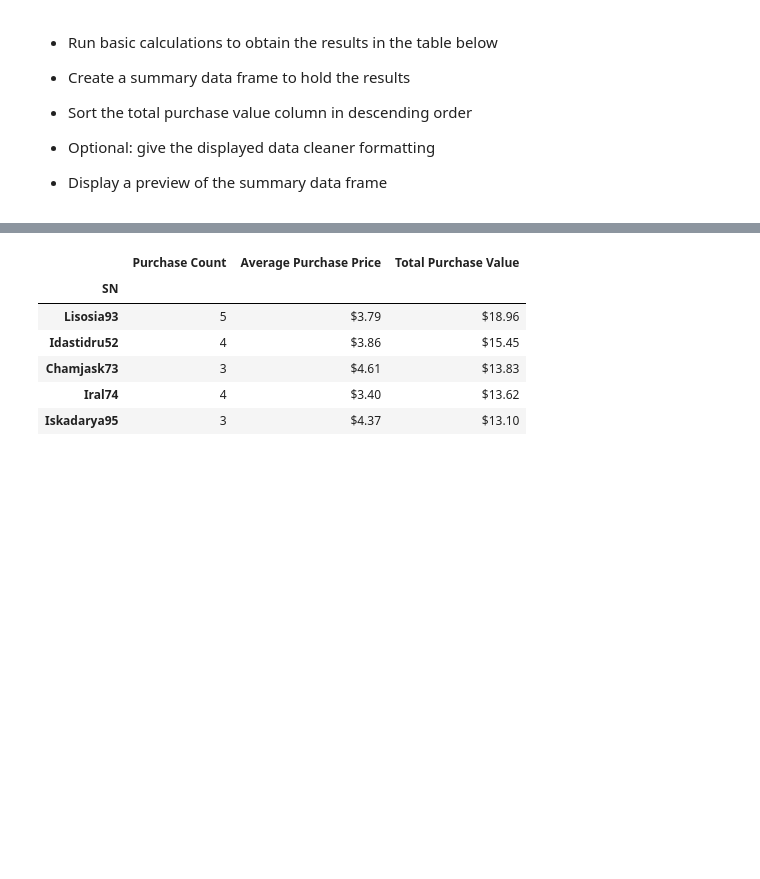
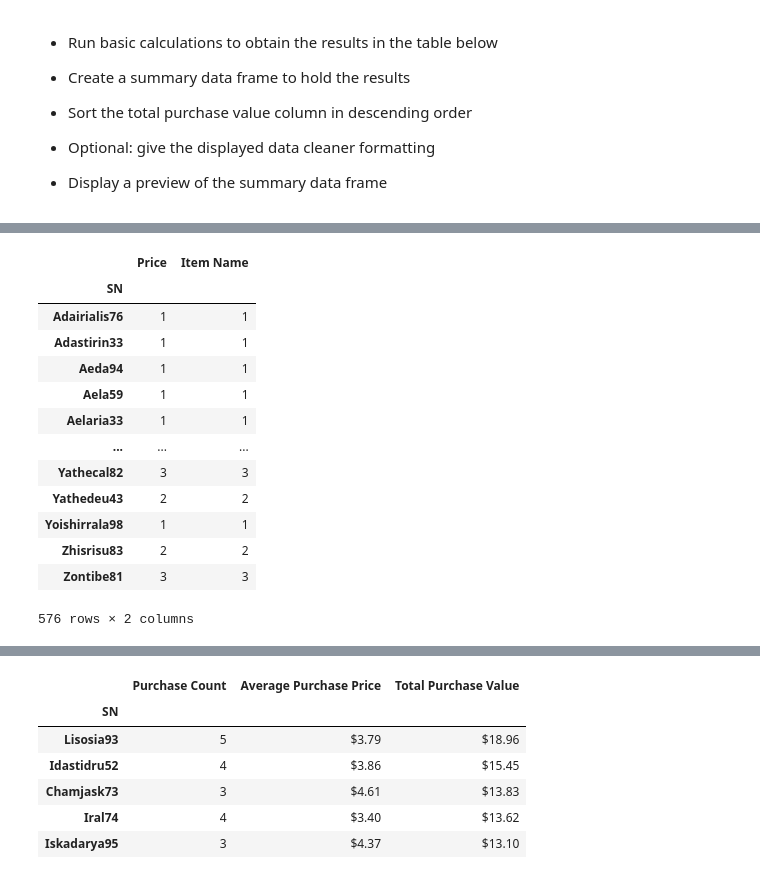
Before and after one commit to cdturner618/Panda-Challenge, a Jupyter notebook: HeroesOfPymoli/HeroesOfPymoli_starter.ipynb, the cells around one changed output, grey strips where cells are left out. Saved outputs shown, nothing was run; the diff lists cells and outputs as text; code cells hidden in the pictures; blank space fills up the shorter version.

```diff
--- a/HeroesOfPymoli/HeroesOfPymoli_starter.ipynb
+++ b/HeroesOfPymoli/HeroesOfPymoli_starter.ipynb
@@ -357,3 +349,10 @@ Demographic_Summary_df
 
 
 * Display the summary data frame
+# %%
+#created Bins in which data will be held
+bins =[0,9,14,19,24,29,34,39,50]
+
+#names for bins
+
+ages_df = ["<10", "10-14","15-19","20-24","25-29","30-34","35-39","40+"]
@@ -441,0 +508,18 @@ Money_Talks_df
+# %%
+cost_breakdown_df=sn_group.count()
+cost_breakdown_df
+# %% [output]
+|  | Price | Item Name |
+| SN |  |  |
+| Adairialis76 | 1 | 1 |
+| Adastirin33 | 1 | 1 |
+| Aeda94 | 1 | 1 |
+| Aela59 | 1 | 1 |
+| Aelaria33 | 1 | 1 |
+| ... | ... | ... |
+| Yathecal82 | 3 | 3 |
+| Yathedeu43 | 2 | 2 |
+| Yoishirrala98 | 1 | 1 |
+| Zhisrisu83 | 2 | 2 |
+| Zontibe81 | 3 | 3 |
+576 rows × 2 columns
```
Also changed, not shown: parts of 17 cells of this notebook.
